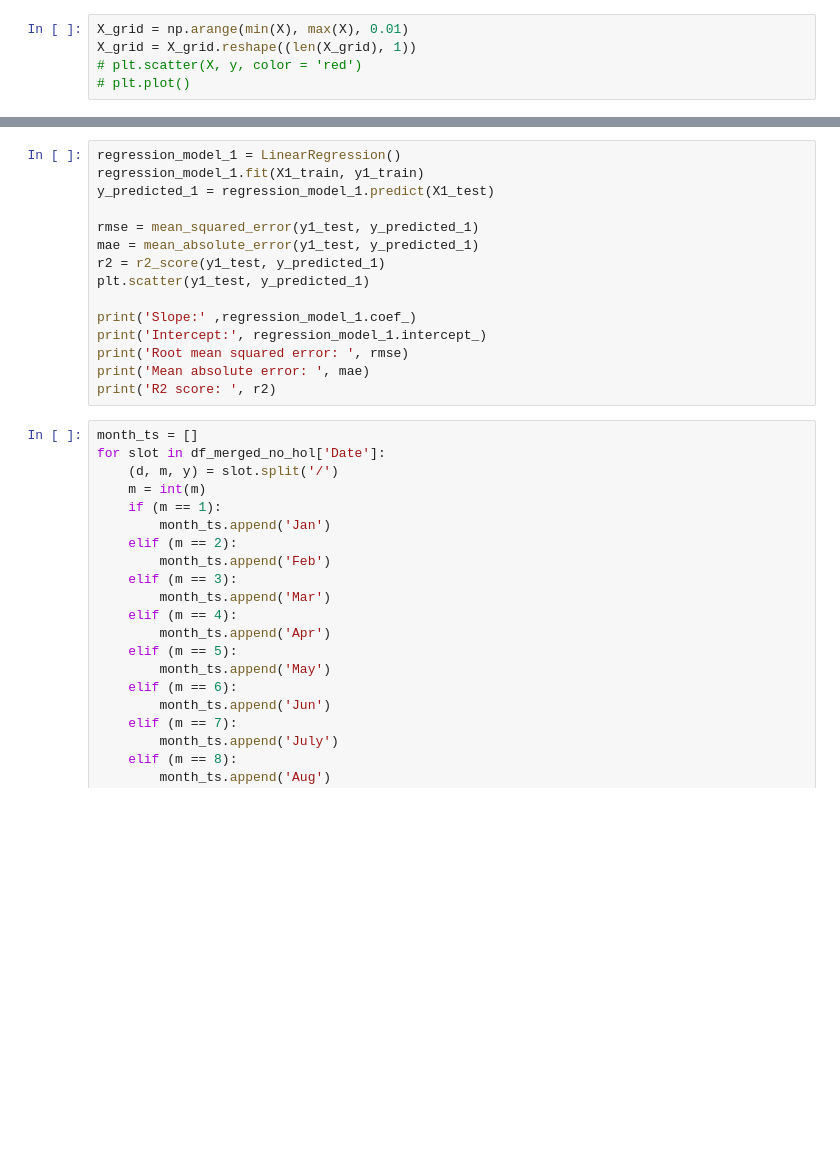
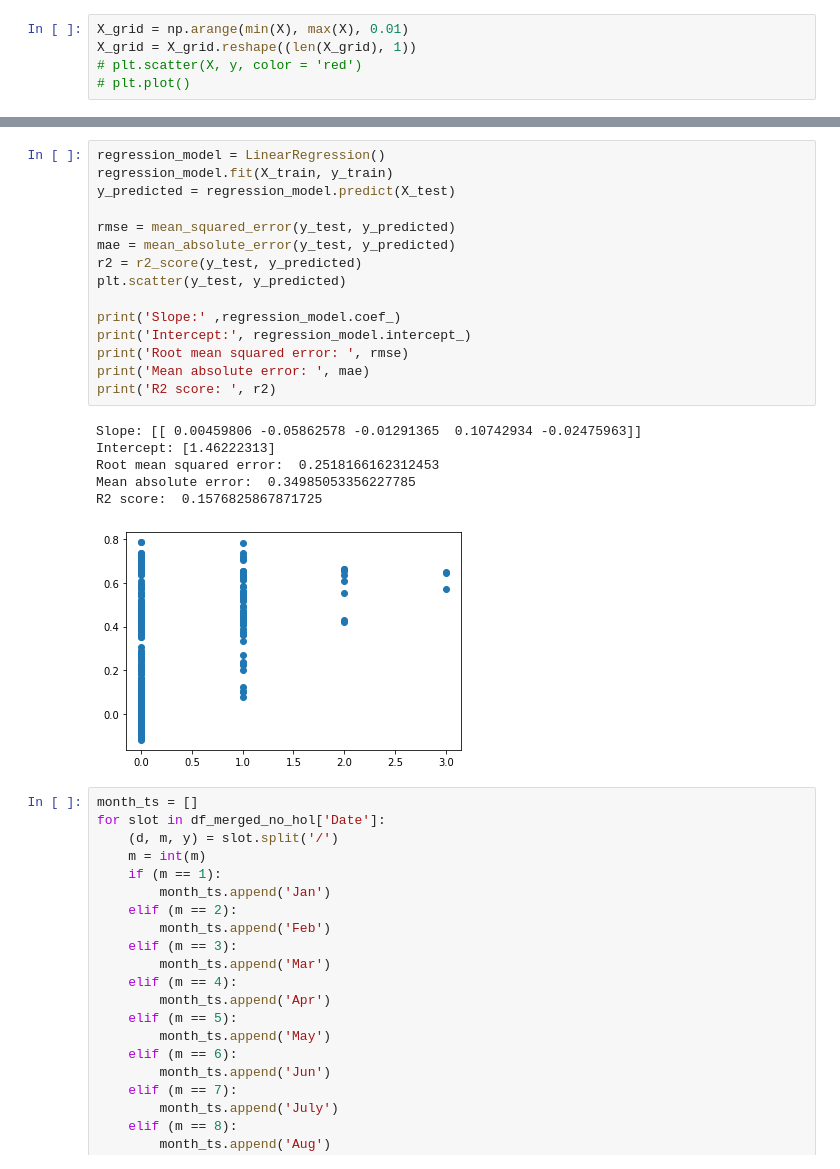
Before and after one commit to winnpm/ha-mo_data_visualization, a Jupyter notebook: Models.ipynb, the cells around one changed output, grey strips where cells are left out. Drawn from its saved outputs; the diff is of its cells as text; blank space fills up the shorter version.

```diff
--- a/Models.ipynb
+++ b/Models.ipynb
@@ -418,18 +489,25 @@ X1_train, X1_test, y1_train, y1_test = train_test_split(X1, y, test_size=0.3, ra
 # %%
-regression_model_1 = LinearRegression()
-regression_model_1.fit(X1_train, y1_train)
-y_predicted_1 = regression_model_1.predict(X1_test)
+regression_model = LinearRegression()
+regression_model.fit(X_train, y_train)
+y_predicted = regression_model.predict(X_test)
 
-rmse = mean_squared_error(y1_test, y_predicted_1)
-mae = mean_absolute_error(y1_test, y_predicted_1)
-r2 = r2_score(y1_test, y_predicted_1)
-plt.scatter(y1_test, y_predicted_1)
+rmse = mean_squared_error(y_test, y_predicted)
+mae = mean_absolute_error(y_test, y_predicted)
+r2 = r2_score(y_test, y_predicted)
+plt.scatter(y_test, y_predicted)
 
-print('Slope:' ,regression_model_1.coef_)
-print('Intercept:', regression_model_1.intercept_)
+print('Slope:' ,regression_model.coef_)
+print('Intercept:', regression_model.intercept_)
 print('Root mean squared error: ', rmse)
 print('Mean absolute error: ', mae)
 print('R2 score: ', r2)
+# %% [output]
+Slope: [[ 0.00459806 -0.05862578 -0.01291365  0.10742934 -0.02475963]]
+Intercept: [1.46222313]
+Root mean squared error:  0.2518166162312453
+Mean absolute error:  0.34985053356227785
+R2 score:  0.1576825867871725
+[figure, added]
 # %%
 month_ts = []
 for slot in df_merged_no_hol['Date']:
```
Also changed, not shown: parts of 8 cells of this notebook, 20 other files.
